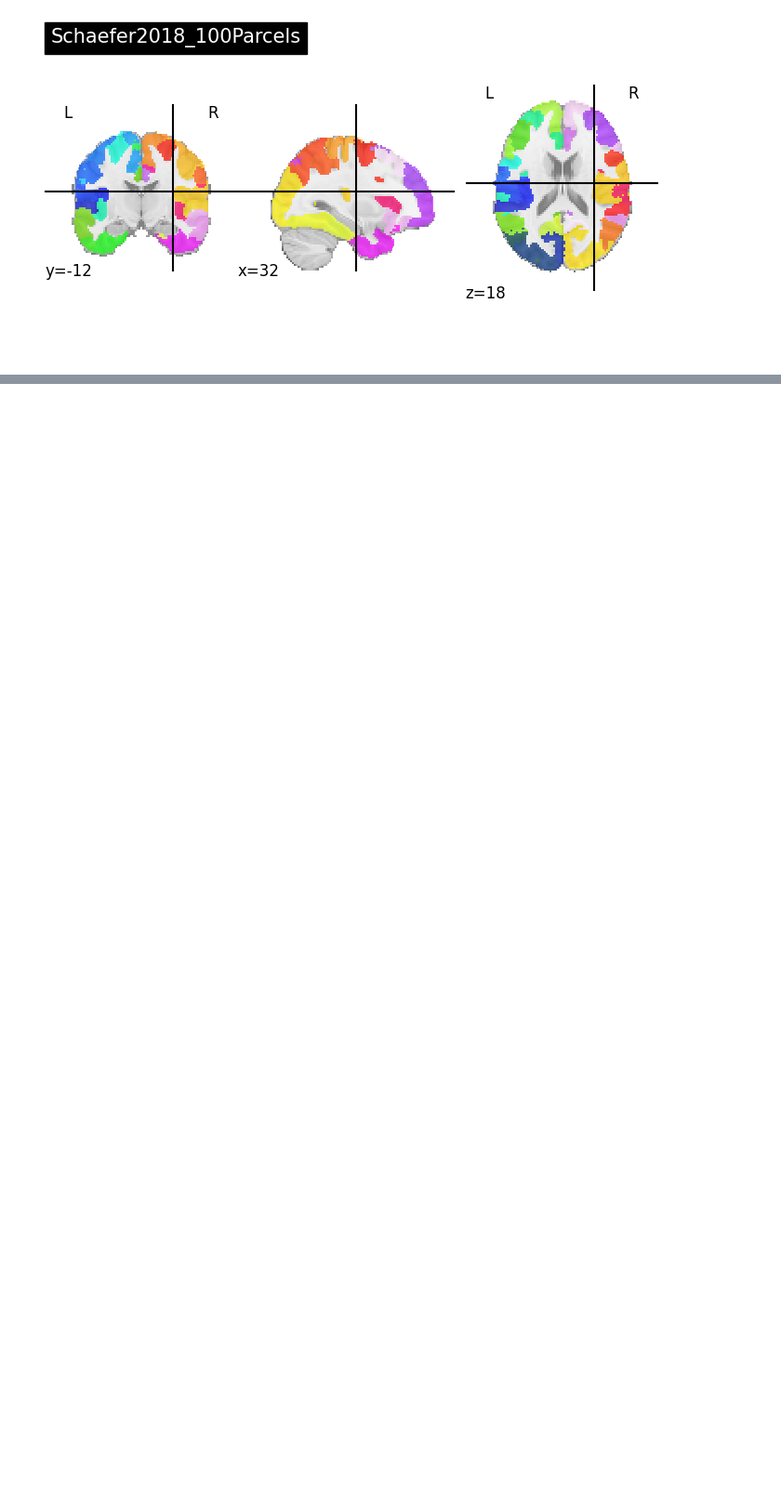
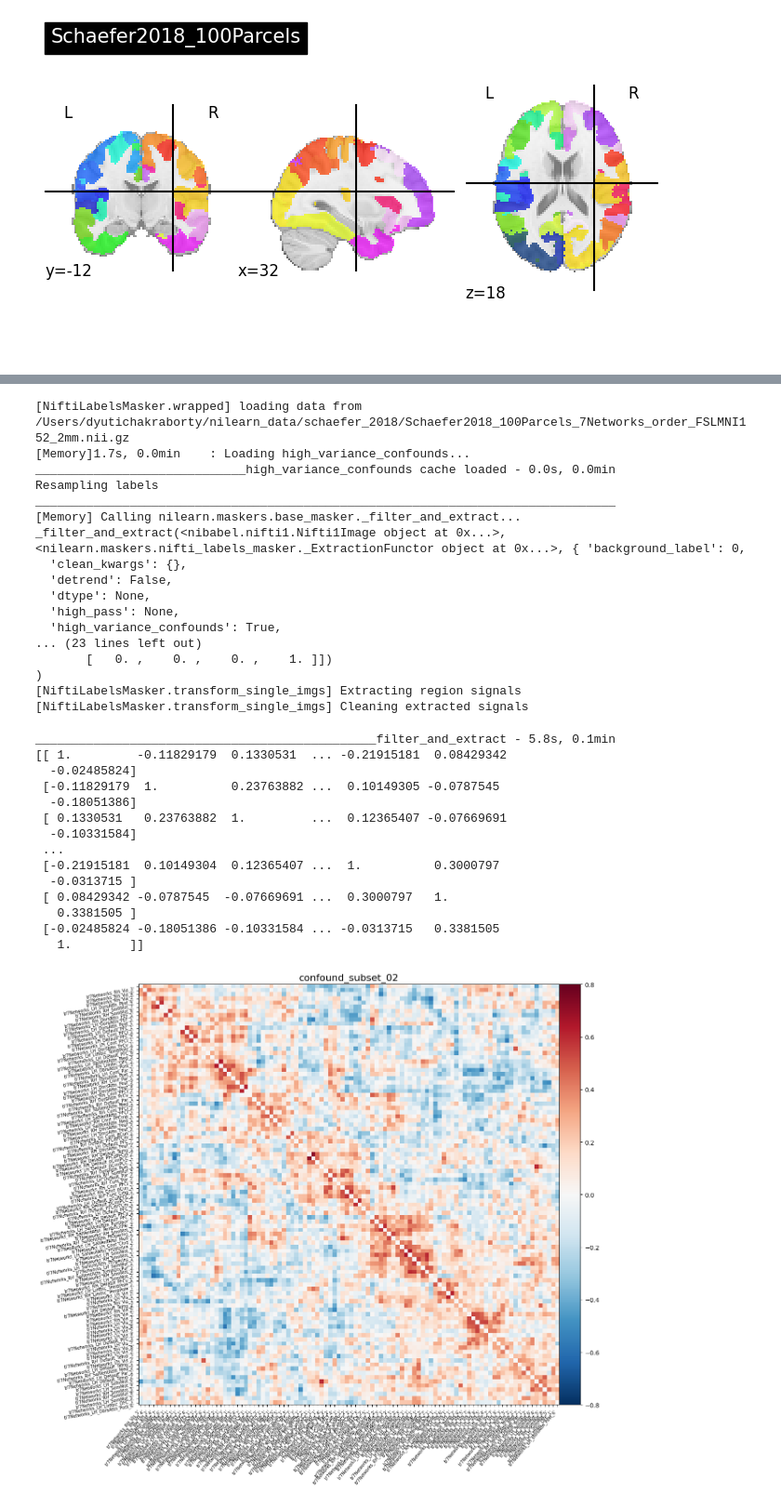
Before and after one commit to dChakr/ad_modelling_fyp, a Jupyter notebook: test.ipynb, the cells around one changed output, grey strips where cells are left out. Shown at 93% size. Drawn from its saved outputs; the diff is of its cells as text; code cells hidden in the pictures; blank space fills up the shorter version.

Commit message:
create function to compute fc using variable confound strategy

```diff
--- a/test.ipynb
+++ b/test.ipynb
@@ -35,10 +110,11 @@ plotting.plot_roi(atlas_map, title="Schaefer2018_100Parcels")
 # %%
-# PREPROCESSING
-# Remove NaNs from the Confound File - ignore time step 1 in fmri time series + Nifti file
+# PREPROCESSING CONFOUNDS
+
+# Remove NaNs from the Confound File - ignore time step 1 and select a subset of confounds
 
 df = pd.read_csv(CONFOUNDS_FILE_PATH, sep='\t')
-confounds = df.values[1:]
+confounds = df.iloc[1:, :104]
 
 print("The shape of the confounds matrix is:", confounds.shape)
-print(df.columns)
+print(confounds.columns.values)
 # %% [output]
@@ -158,30 +137,0 @@ __________________________________filter_and_extract cache loaded - 0.0s, 0.0min
-# %%
-from nilearn.interfaces.fmriprep import load_confounds
-
-confounds_simple, sample_mask = load_confounds(
-    FMRI_FILE_PATH,
-    strategy=["high_pass", "motion", "wm_csf"],
-    motion="basic",
-    wm_csf="basic",
-)
-
-print("The shape of the confounds matrix is:", confounds_simple.shape)
-print(confounds_simple.columns)
-
-time_series = masker.fit_transform(
-    FMRI_FILE_PATH, confounds=confounds_simple, sample_mask=sample_mask
-)
-
-correlation_matrix = correlation_measure.fit_transform([time_series])[0]
-
-np.fill_diagonal(correlation_matrix, 0)
-
-plotting.plot_matrix(
-    correlation_matrix,
-    figure=(10, 8),
-    labels=atlas_labels,
-    vmax=0.8,
-    vmin=-0.8,
-    title="Motion, WM, CSF",
-    reorder=True,
-)
@@ -207,0 +138,39 @@ _______________________________________________filter_and_extract - 7.6s, 0.1min
+# %%
+fmri = image.load_img(FMRI_FILE_PATH)
+fmri = image.index_img(fmri, slice(1, None))
+
+# Confound Removal
+compute_fc(masker=masker, confounds=confounds, fmri_data=fmri, trial_name='confound_subset_02')
+# %% [output]
+[NiftiLabelsMasker.wrapped] loading data from /Users/dyutichakraborty/nilearn_data/schaefer_2018/Schaefer2018_100Parcels_7Networks_order_FSLMNI152_2mm.nii.gz
+[Memory]1.7s, 0.0min    : Loading high_variance_confounds...
+_____________________________high_variance_confounds cache loaded - 0.0s, 0.0min
+Resampling labels
+________________________________________________________________________________
+[Memory] Calling nilearn.maskers.base_masker._filter_and_extract...
+_filter_and_extract(<nibabel.nifti1.Nifti1Image object at 0x...>, <nilearn.maskers.nifti_labels_masker._ExtractionFunctor object at 0x...>, { 'background_label': 0,
+  'clean_kwargs': {},
+  'detrend': False,
+  'dtype': None,
+  'high_pass': None,
+  'high_variance_confounds': True,
+... (23 lines left out)
+       [   0. ,    0. ,    0. ,    1. ]])
+)
+[NiftiLabelsMasker.transform_single_imgs] Extracting region signals
+[NiftiLabelsMasker.transform_single_imgs] Cleaning extracted signals
+_______________________________________________filter_and_extract - 5.8s, 0.1min
+[[ 1.         -0.11829179  0.1330531  ... -0.21915181  0.08429342
+  -0.02485824]
+ [-0.11829179  1.          0.23763882 ...  0.10149305 -0.0787545
+  -0.18051386]
+ [ 0.1330531   0.23763882  1.         ...  0.12365407 -0.07669691
+  -0.10331584]
+ ...
+ [-0.21915181  0.10149304  0.12365407 ...  1.          0.3000797
+  -0.0313715 ]
+ [ 0.08429342 -0.0787545  -0.07669691 ...  0.3000797   1.
+   0.3381505 ]
+ [-0.02485824 -0.18051386 -0.10331584 ... -0.0313715   0.3381505
+   1.        ]]
+[figure, added]
```
Also changed, not shown: parts of 14 cells of this notebook, 13 other files.
